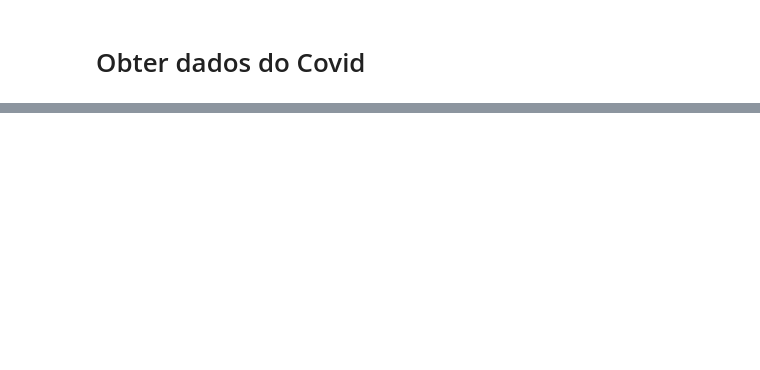
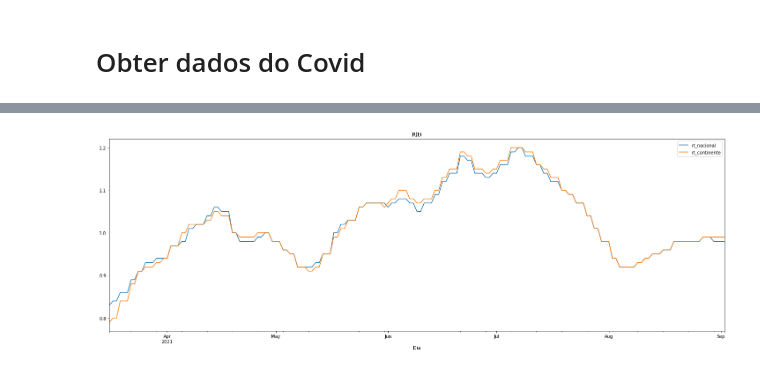
Before and after one commit to zevarela/dssg, a Jupyter notebook: Tutorial_DSSG_2021-06.ipynb, the cells around one changed output, grey strips where cells are left out. Drawn from its saved outputs; the diff is of its cells as text; code cells hidden in the pictures; blank space fills up the shorter version.

```diff
--- a/Tutorial_DSSG_2021-06.ipynb
+++ b/Tutorial_DSSG_2021-06.ipynb
@@ -296,0 +314,8 @@ df_covid.tail()
+# %%
+rt_cols = [c for c in df_covid.columns if re.match(r"^rt", c)]
+after_rt_inception = [d for d in df_covid.index if d > datetime.strptime('2021-03-15', '%Y-%m-%d')]
+
+# R(t) por dia
+df_covid.loc[after_rt_inception, rt_cols].plot(title="R(t)", figsize=(25,8));
+# %% [output]
+[figure, added]
```
Also changed, not shown: parts of 16 cells of this notebook, 1 other file.
